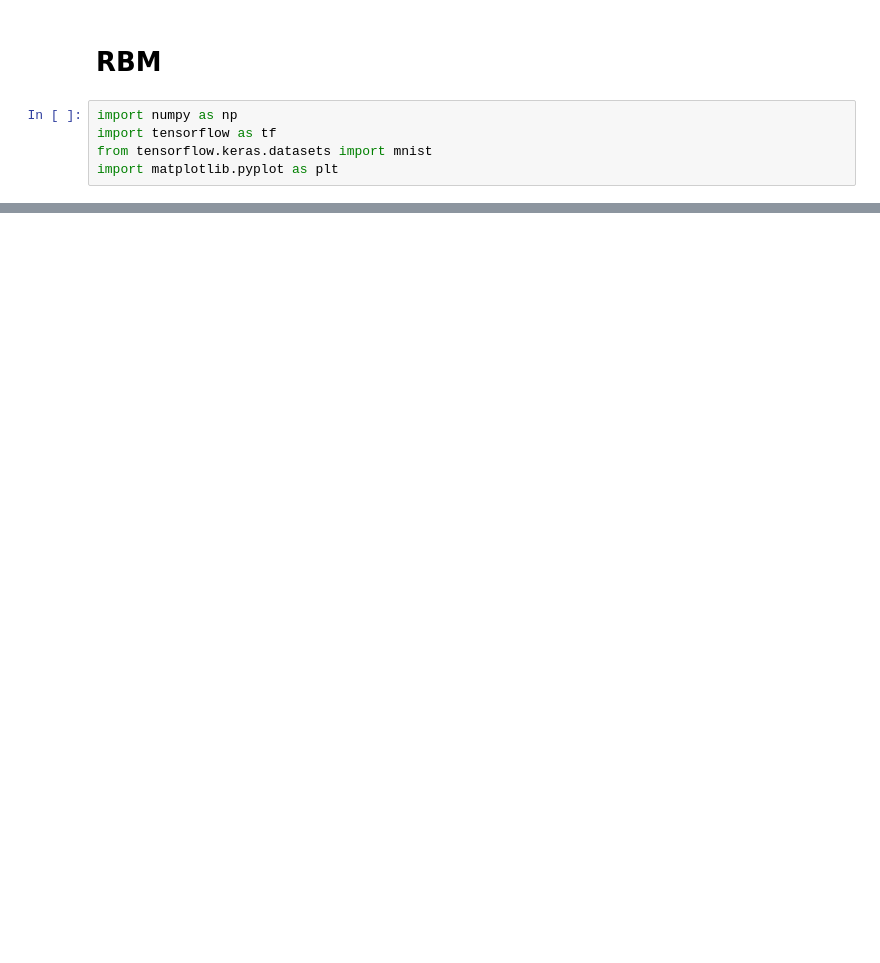
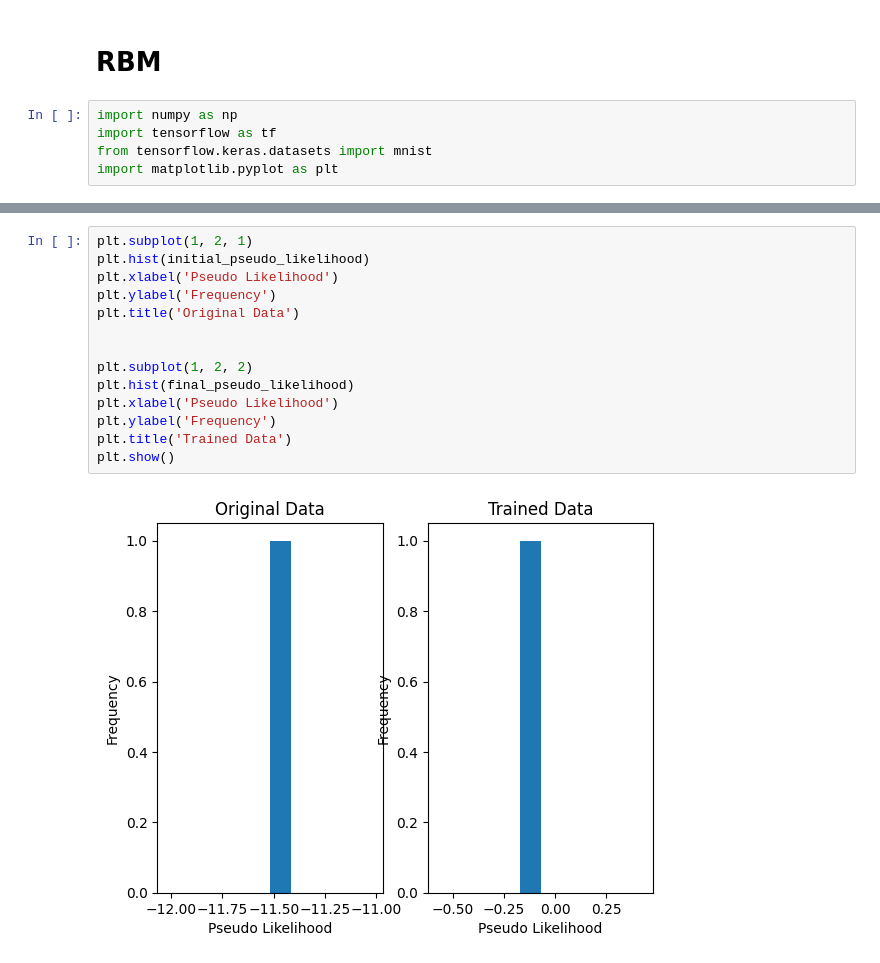
Before and after one commit to halilbayndir/ML_Physics, a Jupyter notebook: Restricted_Boltzmann_Machines.ipynb, the cells around one changed output, grey strips where cells are left out. Drawn from its saved outputs; the diff is of its cells as text; blank space fills up the shorter version.

```diff
--- a/Restricted_Boltzmann_Machines.ipynb
+++ b/Restricted_Boltzmann_Machines.ipynb
@@ -190,0 +239,16 @@ plt.show()
+# %%
+plt.subplot(1, 2, 1)
+plt.hist(initial_pseudo_likelihood)
+plt.xlabel('Pseudo Likelihood')
+plt.ylabel('Frequency')
+plt.title('Original Data')
+
+
+plt.subplot(1, 2, 2)
+plt.hist(final_pseudo_likelihood)
+plt.xlabel('Pseudo Likelihood')
+plt.ylabel('Frequency')
+plt.title('Trained Data')
+plt.show()
+# %% [output]
+[figure, added]
```
Also changed, not shown: parts of 19 cells of this notebook.
